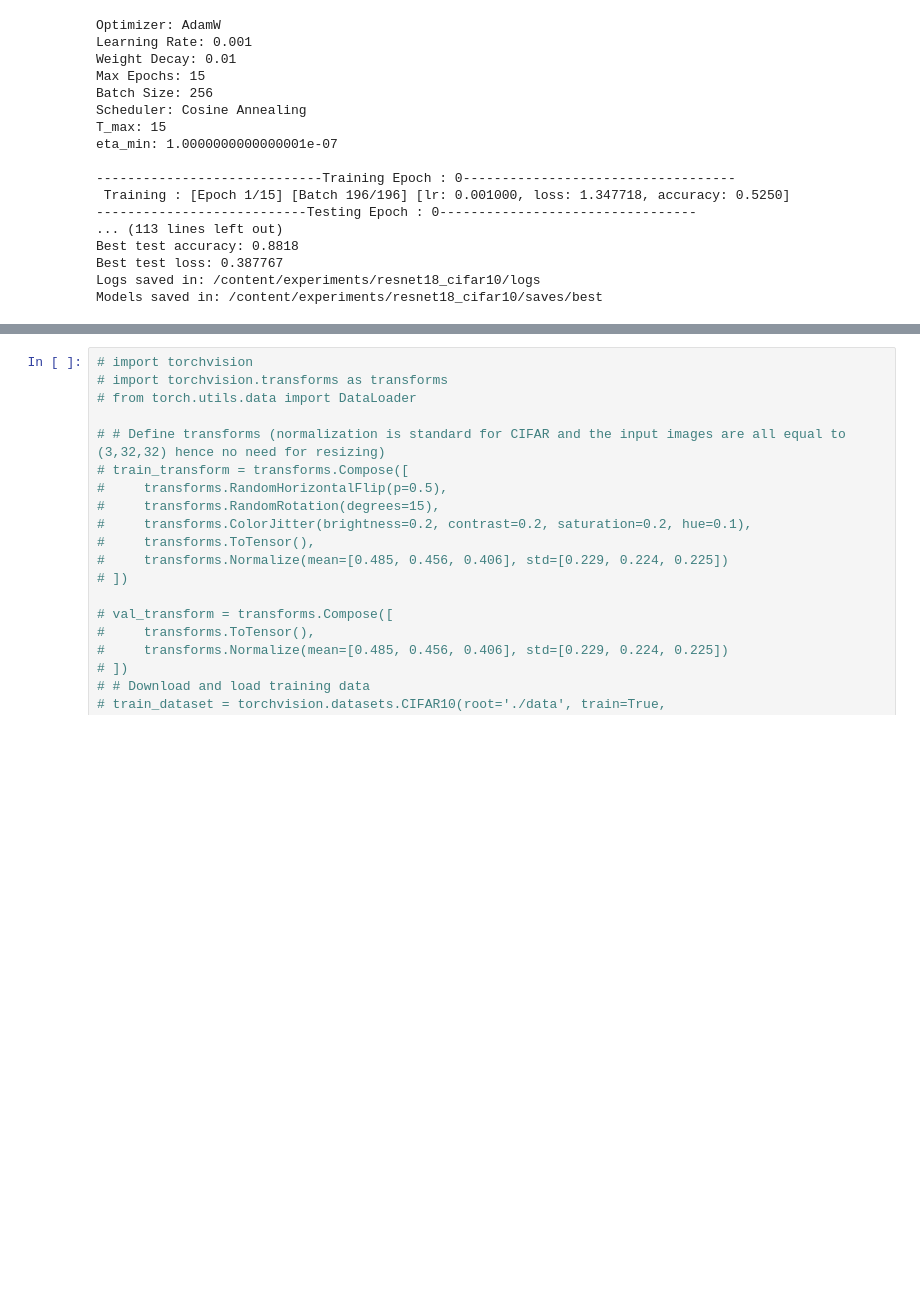
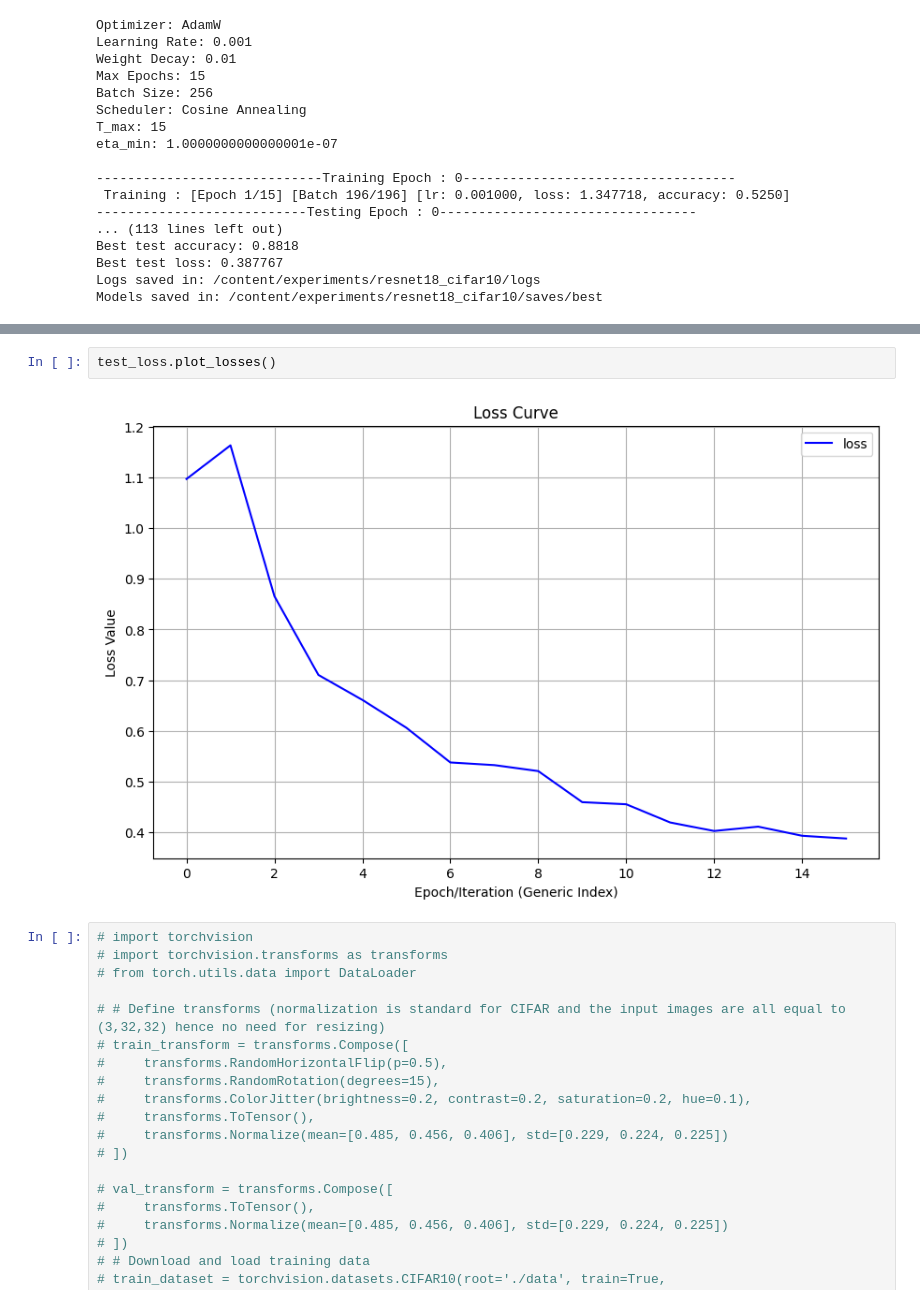
Before and after one commit to anonymous174174/404brain-not-found, a Jupyter notebook: Development/speed_discrepancy.ipynb, the cells around one changed output, grey strips where cells are left out. Drawn from its saved outputs; the diff is of its cells as text; blank space fills up the shorter version.

```diff
--- a/Development/speed_discrepancy.ipynb
+++ b/Development/speed_discrepancy.ipynb
@@ -7142,3 +7212,7 @@ Models saved in: /content/experiments/resnet18_cifar10/saves/best
+# %%
+test_loss.plot_losses()
+# %% [output]
+[figure, added]
 # %%
 # import torchvision
 # import torchvision.transforms as transforms
```
Also changed, not shown: parts of 6 cells of this notebook.
